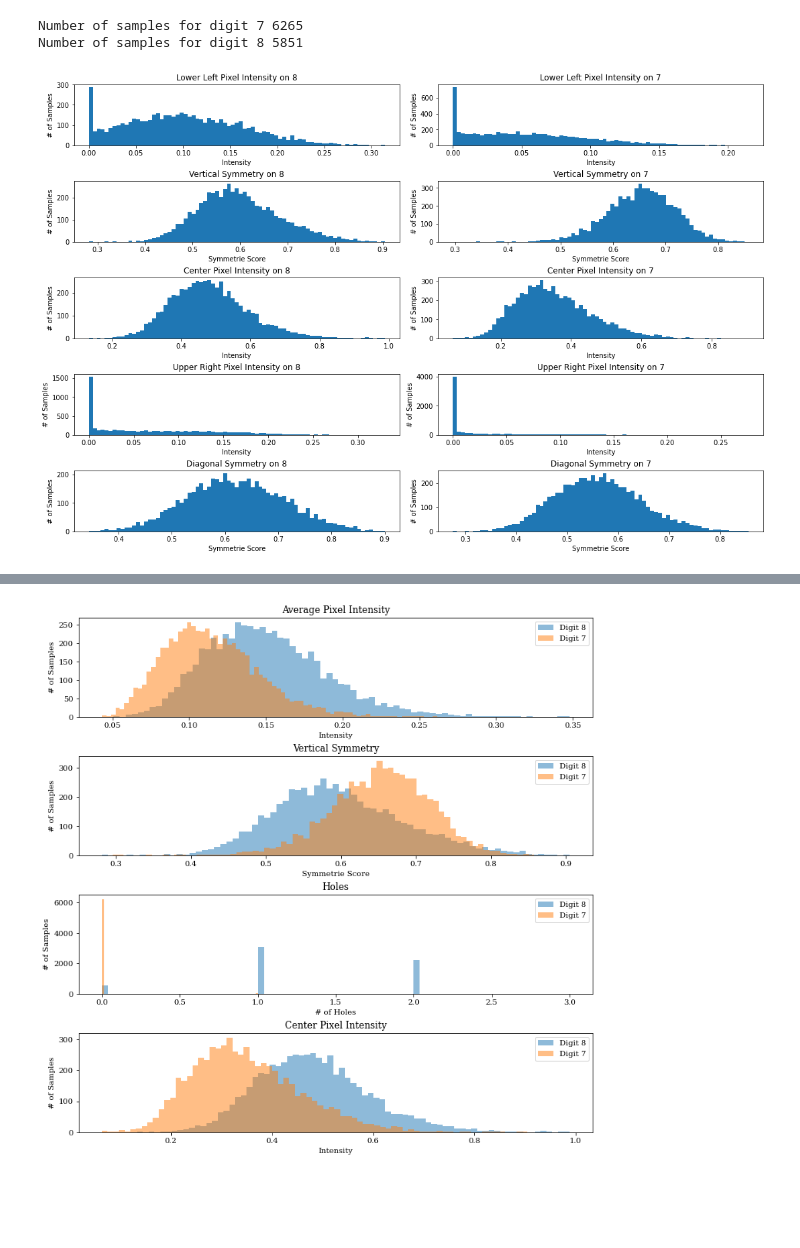
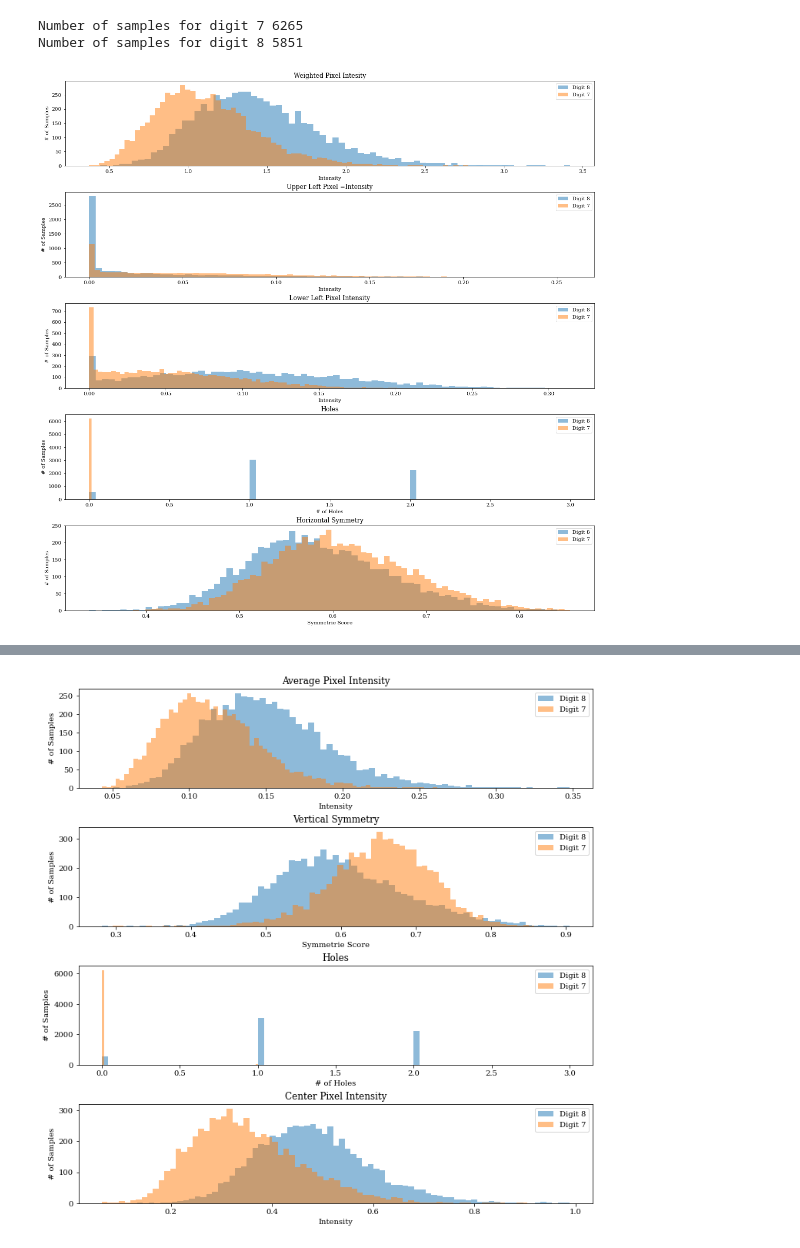
Before and after one commit to anloehr-1097/LUSI_bt, a Jupyter notebook: LearningUsingStatisticalInvariants_AL.ipynb, the cells around one changed output, grey strips where cells are left out. Saved outputs shown, nothing was run; the diff lists cells and outputs as text; code cells hidden in the pictures; blank space fills up the shorter version.

Commit message:
finalized parts on model training and visualization of predicates in notebook.

```diff
--- a/LearningUsingStatisticalInvariants_AL.ipynb
+++ b/LearningUsingStatisticalInvariants_AL.ipynb
@@ -104,19 +107,18 @@ Number of samples for digit 7 6265
 Number of samples for digit 8 5851
 # %%
 # randomly select 10 predicates and display
-fig, ax = plt.subplots(nrows=5, ncols=2,
-                       figsize=(15,10), constrained_layout=True)
+fig, ax = plt.subplots(nrows=5, ncols=1,
+                       figsize=(15,15),
+                       constrained_layout=True)
 
-# populate grid with images + labels
 for i in range(5):
     j = np.random.randint(0, 11 ,1)[0]
-    ax[i, 0].hist(preds_on_8[:, j].numpy(), bins=75)
-    ax[i, 0].set_xlabel(f"{subplot_labels[j][0]}")
-    ax[i, 0].set_ylabel(f"{subplot_labels[j][1]}")
-    ax[i, 0].set_title(f"{preds_visualize_names[j]} on 8")
-    ax[i, 1].hist(preds_on_7[:, j].numpy(), bins=75)
-    ax[i, 1].set_title(f"{preds_visualize_names[j]} on 7")
-    ax[i, 1].set_xlabel(f"{subplot_labels[j][0]}")
-    ax[i, 1].set_ylabel(f"{subplot_labels[j][1]}")
+    ax[i].hist(preds_on_8[:, j].numpy(), bins=75, label="Digit 8", alpha=0.5)
+    ax[i].set_xlabel(f"{subplot_labels[j][0]}")
+    ax[i].set_ylabel(f"{subplot_labels[j][1]}")
+    ax[i].set_title(f"{preds_visualize_names[j]}")
+    ax[i].hist(preds_on_7[:, j].numpy(), bins=75, label="Digit 7", alpha=0.5)
+
+    ax[i].legend()
 # %% [output]
-[figure, old version]
+[figure, new version]
```
Also changed, not shown: parts of 5 cells of this notebook.
